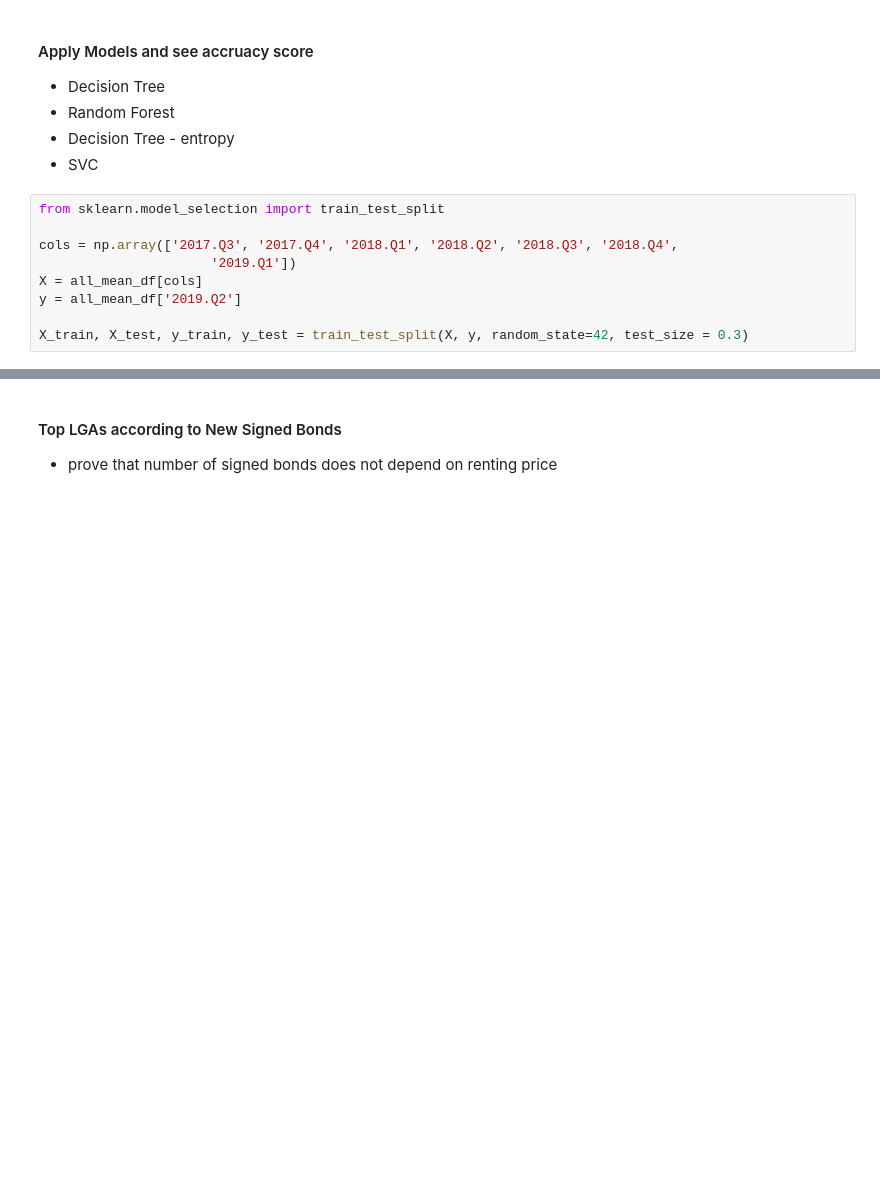
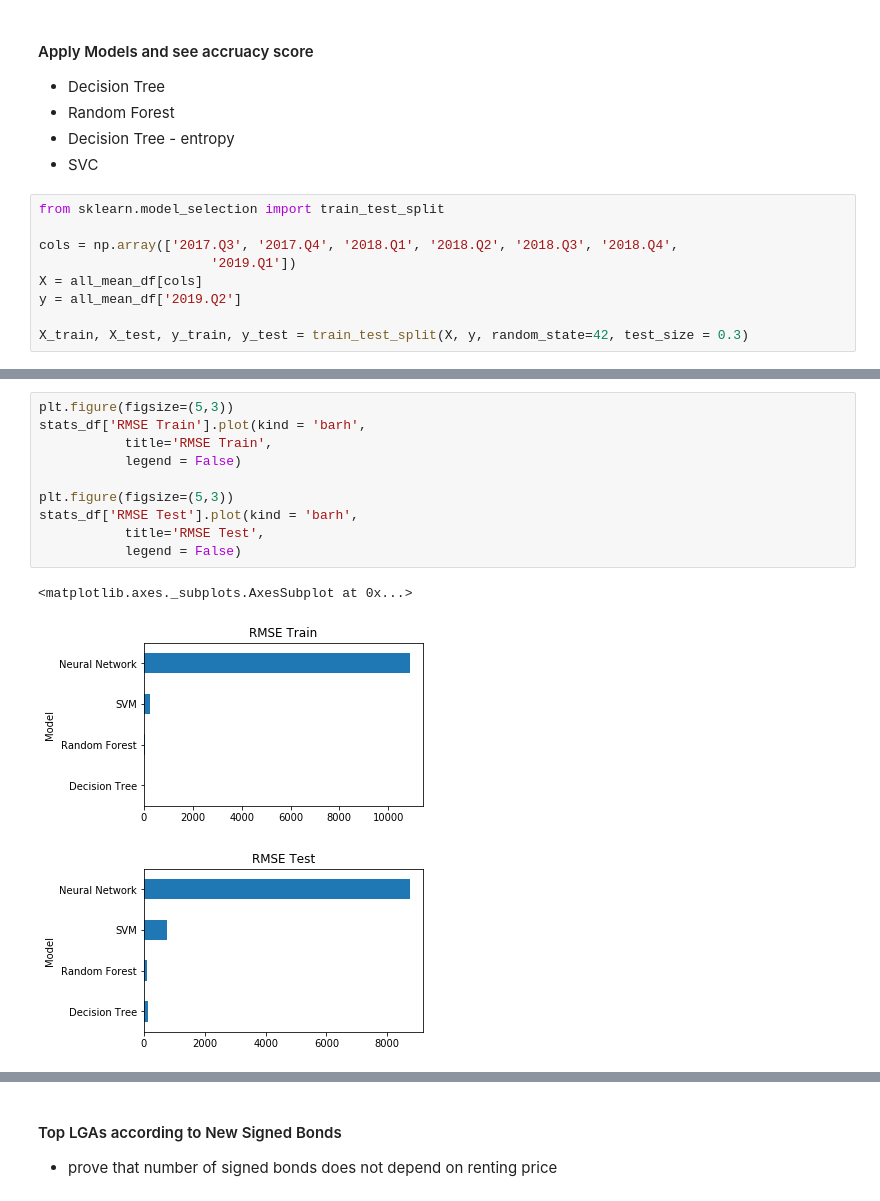
Before and after one commit to alyssa-raphaella/ITEC657_Project_GroupB, a Jupyter notebook: Rent_Data_ntbk.ipynb, the cells around one changed output, grey strips where cells are left out. Saved outputs shown, nothing was run; the diff lists cells and outputs as text; blank space fills up the shorter version.

```diff
--- a/Rent_Data_ntbk.ipynb
+++ b/Rent_Data_ntbk.ipynb
@@ -316,0 +340,14 @@ Accuracy in testing set:  0.600
+# %%
+plt.figure(figsize=(5,3))
+stats_df['RMSE Train'].plot(kind = 'barh',
+           title='RMSE Train',
+           legend = False)
+
+plt.figure(figsize=(5,3))
+stats_df['RMSE Test'].plot(kind = 'barh',
+           title='RMSE Test',
+           legend = False)
+# %% [output]
+<matplotlib.axes._subplots.AxesSubplot at 0x...>
+[figure, added]
+[figure, added]
```
Also changed, not shown: parts of 21 cells of this notebook.
